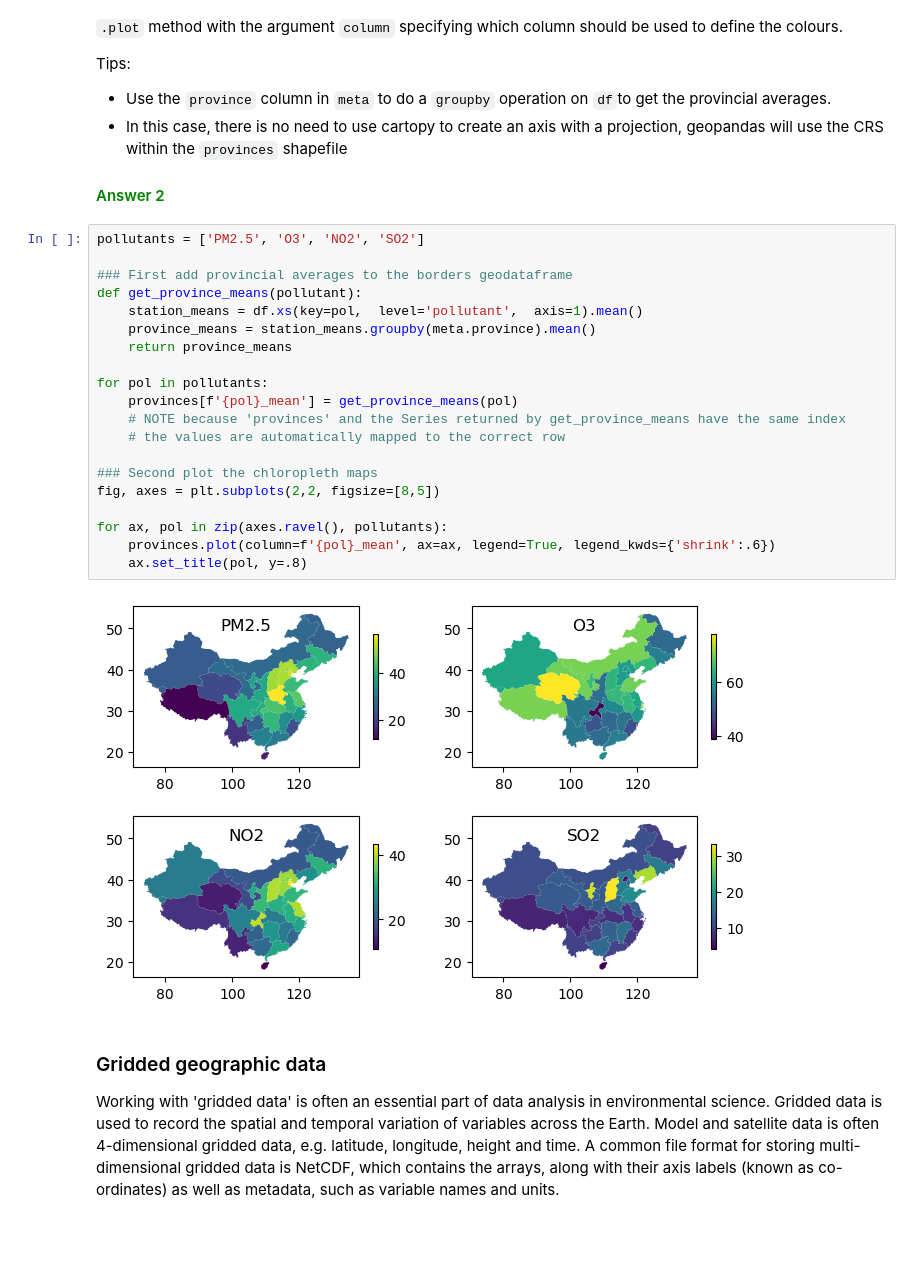
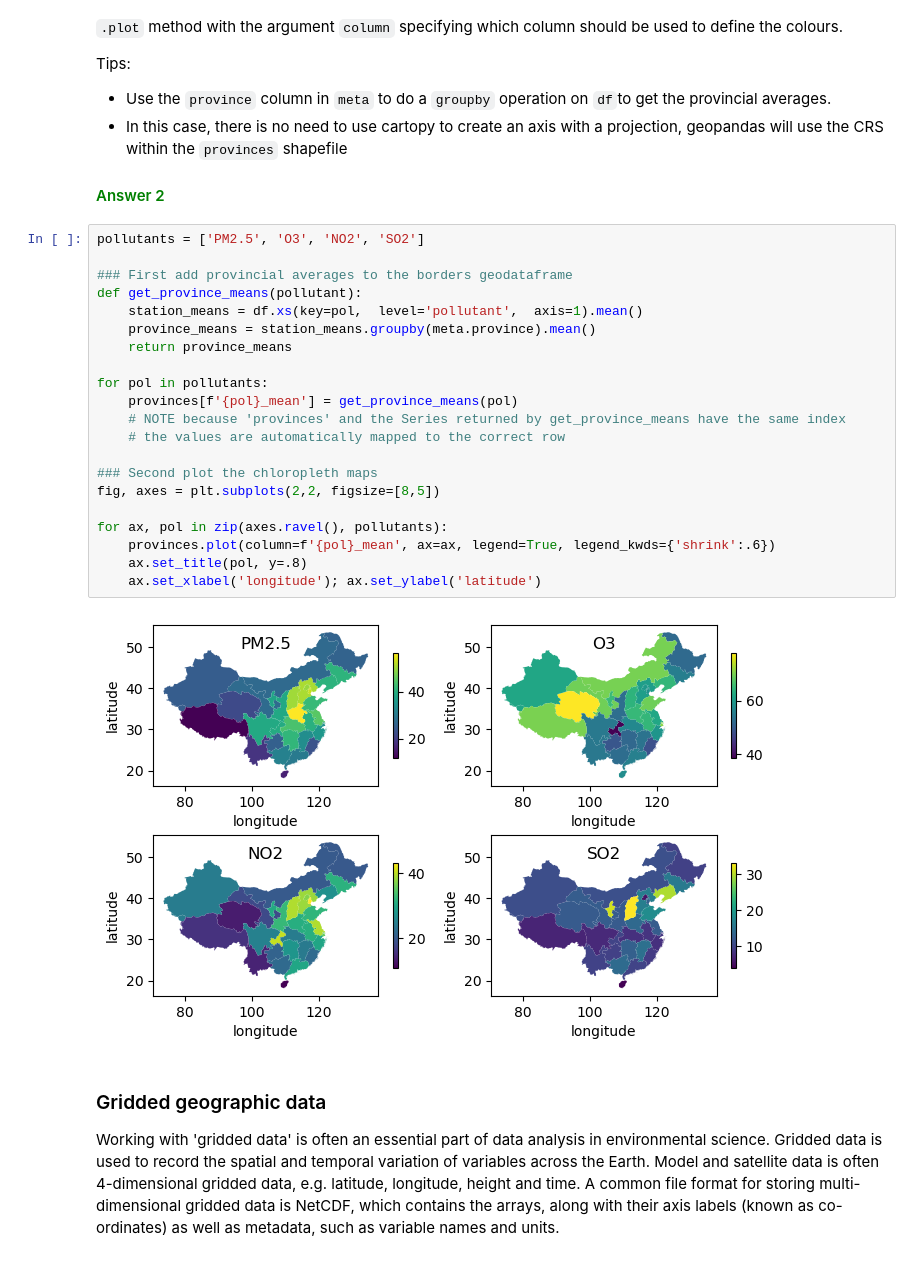
Before and after one commit to bjsilver/aqsolutions, a Jupyter notebook: workshop_2.ipynb, the cells around one changed output. Saved outputs shown, nothing was run; the diff lists cells and outputs as text; blank space fills up the shorter version.

```diff
--- a/workshop_2.ipynb
+++ b/workshop_2.ipynb
@@ -206,25 +206,26 @@ Tips:
 # %%
 pollutants = ['PM2.5', 'O3', 'NO2', 'SO2']
 
 ### First add provincial averages to the borders geodataframe
 def get_province_means(pollutant):
     station_means = df.xs(key=pol,  level='pollutant',  axis=1).mean()
     province_means = station_means.groupby(meta.province).mean()
     return province_means
 
 for pol in pollutants:
     provinces[f'{pol}_mean'] = get_province_means(pol)
     # NOTE because 'provinces' and the Series returned by get_province_means have the same index
     # the values are automatically mapped to the correct row
 
 ### Second plot the chloropleth maps
 fig, axes = plt.subplots(2,2, figsize=[8,5])
 
 for ax, pol in zip(axes.ravel(), pollutants):
     provinces.plot(column=f'{pol}_mean', ax=ax, legend=True, legend_kwds={'shrink':.6})
     ax.set_title(pol, y=.8)
+    ax.set_xlabel('longitude'); ax.set_ylabel('latitude')
 # %% [output]
-[figure, old version]
+[figure, new version]
 # %% [markdown]
 ### Gridded geographic data
 
```
Also changed, not shown: parts of 2 cells of this notebook, 1 other file.
